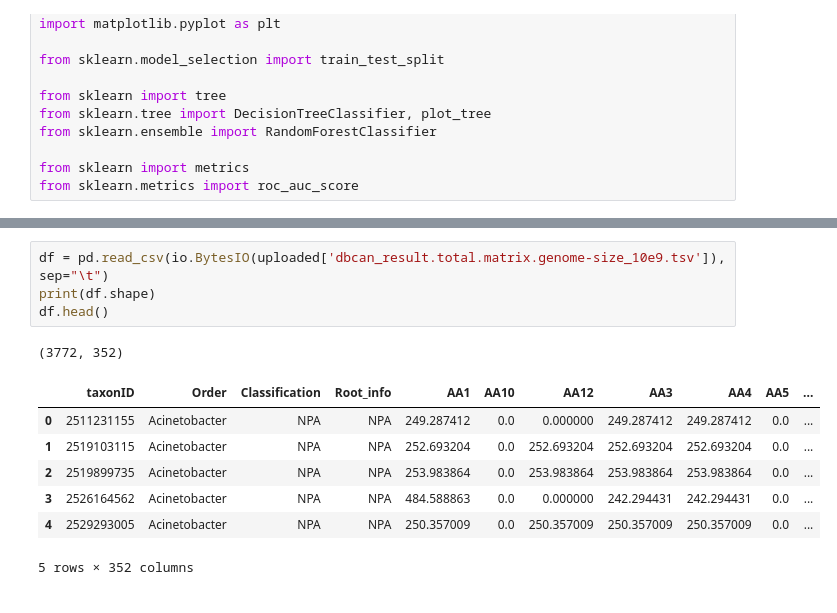
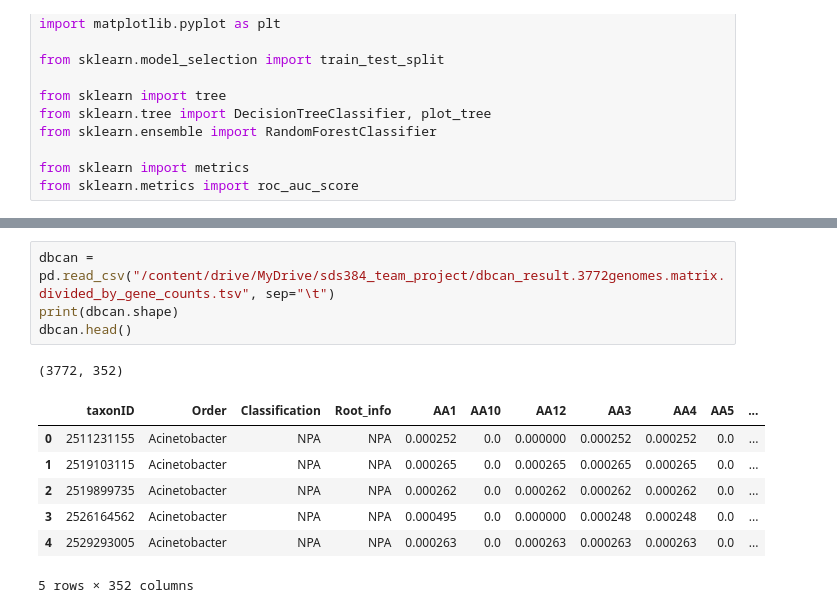
Before and after one commit to ajlukasiewicz/Team_9_MacLearn, a Jupyter notebook: decisionTree_randomForest.ipynb, the cells around one changed output, grey strips where cells are left out. Saved outputs shown, nothing was run; the diff lists cells and outputs as text.

```diff
--- a/decisionTree_randomForest.ipynb
+++ b/decisionTree_randomForest.ipynb
@@ -26,13 +28,13 @@ Saving dbcan_result.total.matrix.genome-size_10e9.tsv to dbcan_result.total.matr
 # %%
-df = pd.read_csv(io.BytesIO(uploaded['dbcan_result.total.matrix.genome-size_10e9.tsv']), sep="\t")
-print(df.shape)
-df.head()
+dbcan = pd.read_csv("/content/drive/MyDrive/sds384_team_project/dbcan_result.3772genomes.matrix.divided_by_gene_counts.tsv", sep="\t")
+print(dbcan.shape)
+dbcan.head()
 # %% [output]
 (3772, 352)
 |  | taxonID | Order | Classification | Root_info | AA1 | AA10 | AA12 | AA3 | AA4 | AA5 | ... |
-| 0 | 2511231155 | Acinetobacter | NPA | NPA | 249.287412 | 0.0 | 0.000000 | 249.287412 | 249.287412 | 0.0 | ... |
-| 1 | 2519103115 | Acinetobacter | NPA | NPA | 252.693204 | 0.0 | 252.693204 | 252.693204 | 252.693204 | 0.0 | ... |
-| 2 | 2519899735 | Acinetobacter | NPA | NPA | 253.983864 | 0.0 | 253.983864 | 253.983864 | 253.983864 | 0.0 | ... |
-| 3 | 2526164562 | Acinetobacter | NPA | NPA | 484.588863 | 0.0 | 0.000000 | 242.294431 | 242.294431 | 0.0 | ... |
-| 4 | 2529293005 | Acinetobacter | NPA | NPA | 250.357009 | 0.0 | 250.357009 | 250.357009 | 250.357009 | 0.0 | ... |
+| 0 | 2511231155 | Acinetobacter | NPA | NPA | 0.000252 | 0.0 | 0.000000 | 0.000252 | 0.000252 | 0.0 | ... |
+| 1 | 2519103115 | Acinetobacter | NPA | NPA | 0.000265 | 0.0 | 0.000265 | 0.000265 | 0.000265 | 0.0 | ... |
+| 2 | 2519899735 | Acinetobacter | NPA | NPA | 0.000262 | 0.0 | 0.000262 | 0.000262 | 0.000262 | 0.0 | ... |
+| 3 | 2526164562 | Acinetobacter | NPA | NPA | 0.000495 | 0.0 | 0.000000 | 0.000248 | 0.000248 | 0.0 | ... |
+| 4 | 2529293005 | Acinetobacter | NPA | NPA | 0.000263 | 0.0 | 0.000263 | 0.000263 | 0.000263 | 0.0 | ... |
 5 rows × 352 columns
```
Also changed, not shown: parts of 25 cells of this notebook.
